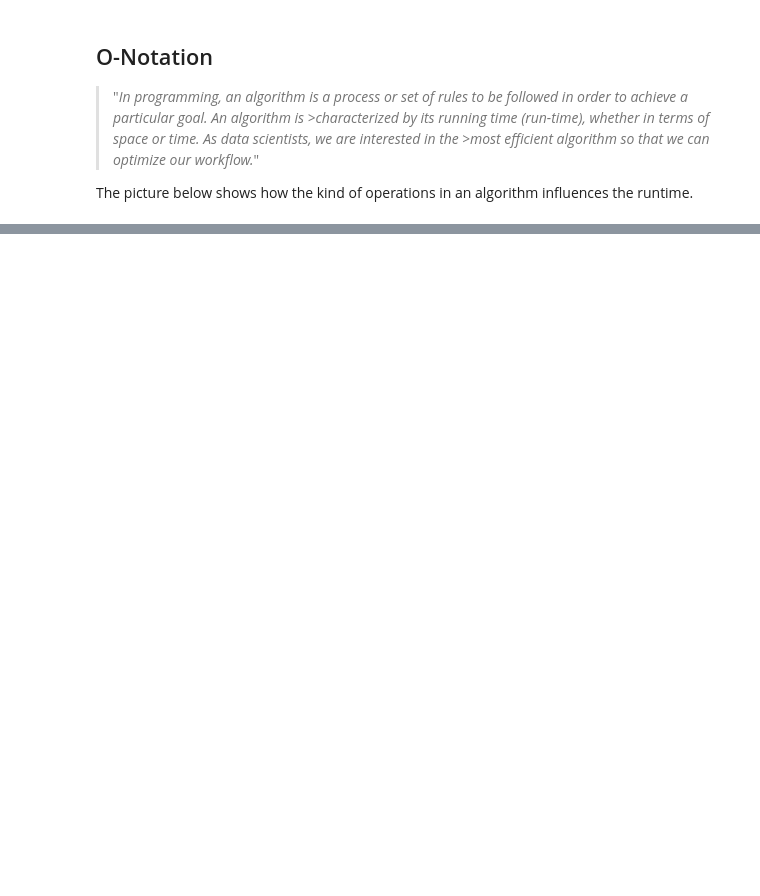
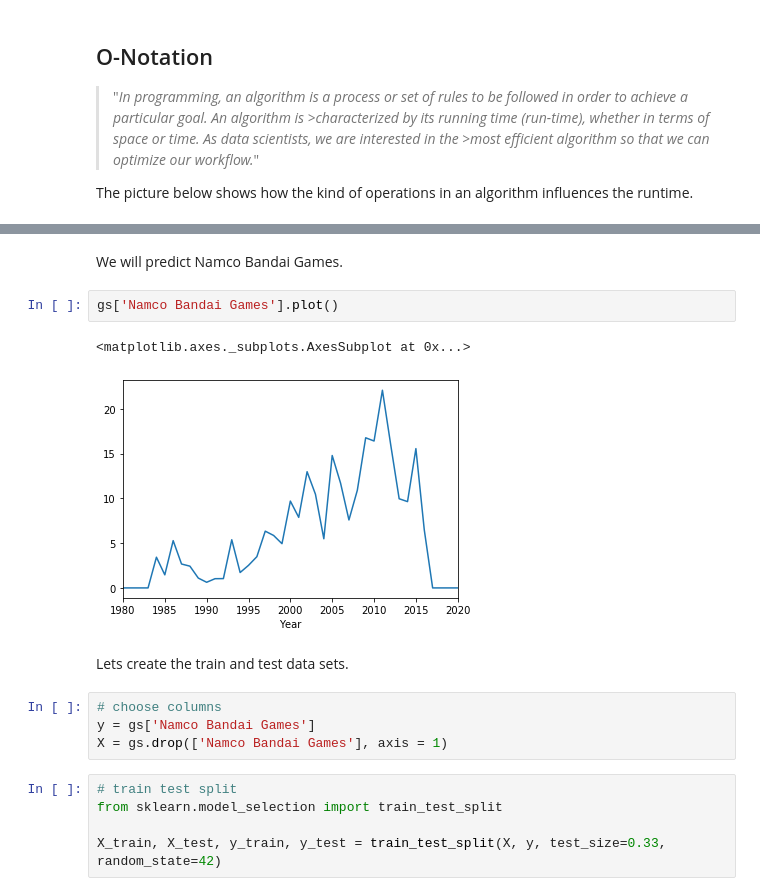
Before and after one commit to RageJohnny/algo_seminararbeit, a Jupyter notebook: DatavsDecision_ONot_GLMs.ipynb, the cells around one changed output, grey strips where cells are left out. Saved outputs shown, nothing was run; the diff lists cells and outputs as text; blank space fills up the shorter version.

```diff
--- a/DatavsDecision_ONot_GLMs.ipynb
+++ b/DatavsDecision_ONot_GLMs.ipynb
@@ -423,0 +205,18 @@ dtype: int64
+# %% [markdown]
+We will predict Namco Bandai Games.
+# %%
+gs['Namco Bandai Games'].plot()
+# %% [output]
+<matplotlib.axes._subplots.AxesSubplot at 0x...>
+[figure, added]
+# %% [markdown]
+Lets create the train and test data sets.
+# %%
+# choose columns
+y = gs['Namco Bandai Games']
+X = gs.drop(['Namco Bandai Games'], axis = 1)
+# %%
+# train test split
+from sklearn.model_selection import train_test_split
+
+X_train, X_test, y_train, y_test = train_test_split(X, y, test_size=0.33, random_state=42)
```
Also changed, not shown: parts of 66 cells of this notebook, 3 other files.
